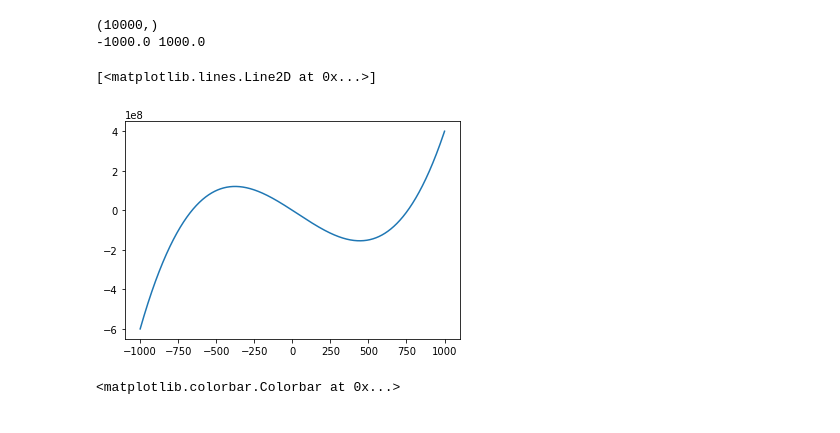
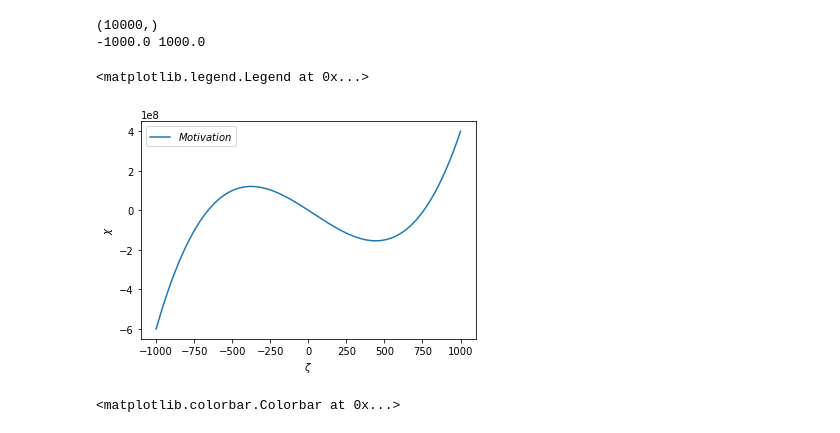
Before and after one commit to Omer80/Introduction-to-python-BGU, a Jupyter notebook: Python Workshop II.ipynb, the cells around one changed output. Saved outputs shown, nothing was run; the diff lists cells and outputs as text; code cells hidden in the pictures.

```diff
--- a/Python Workshop II.ipynb
+++ b/Python Workshop II.ipynb
@@ -29,10 +29,13 @@ print x[0],x[-1]
 # %%
 # print calc_y(x,aa,bb,cc,dd)
 # %%
-plt.plot(x,calc_y(x,aa,bb,cc,dd))
+plt.plot(x,calc_y(x,aa,bb,cc,dd),label=r'$Motivation$')
+plt.xlabel(r'$\zeta$')
+plt.ylabel(r'$\chi$')
+plt.legend(loc='best')
 # %% [output]
-[<matplotlib.lines.Line2D at 0x...>]
+<matplotlib.legend.Legend at 0x...>
-[figure, old version]
+[figure, new version]
 # %%
 def z(x,y,a,b,c,d):
     return calc_y(x,a,b,c,d)-y
```
Also changed, not shown: parts of 4 cells of this notebook, 2 other files.
